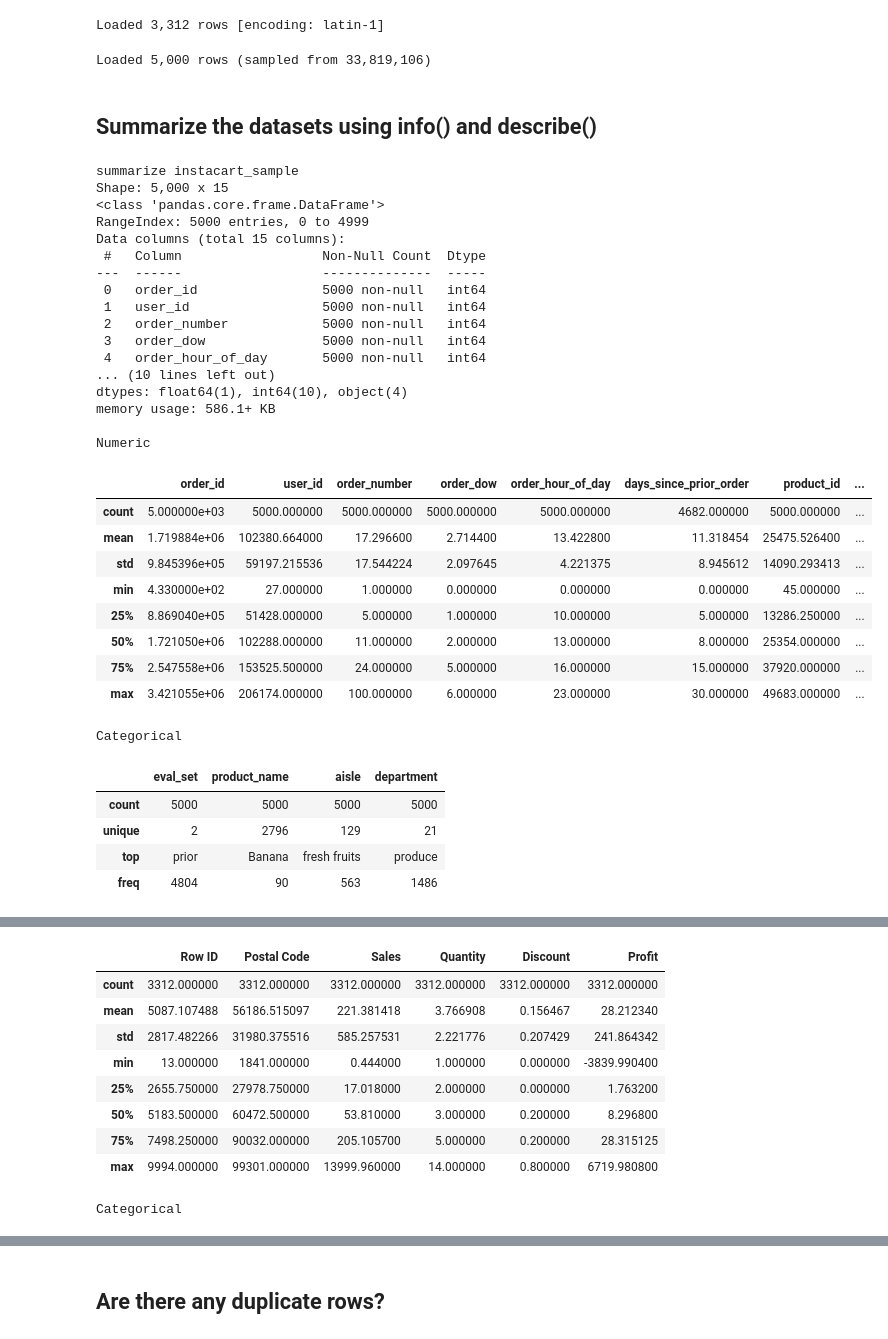
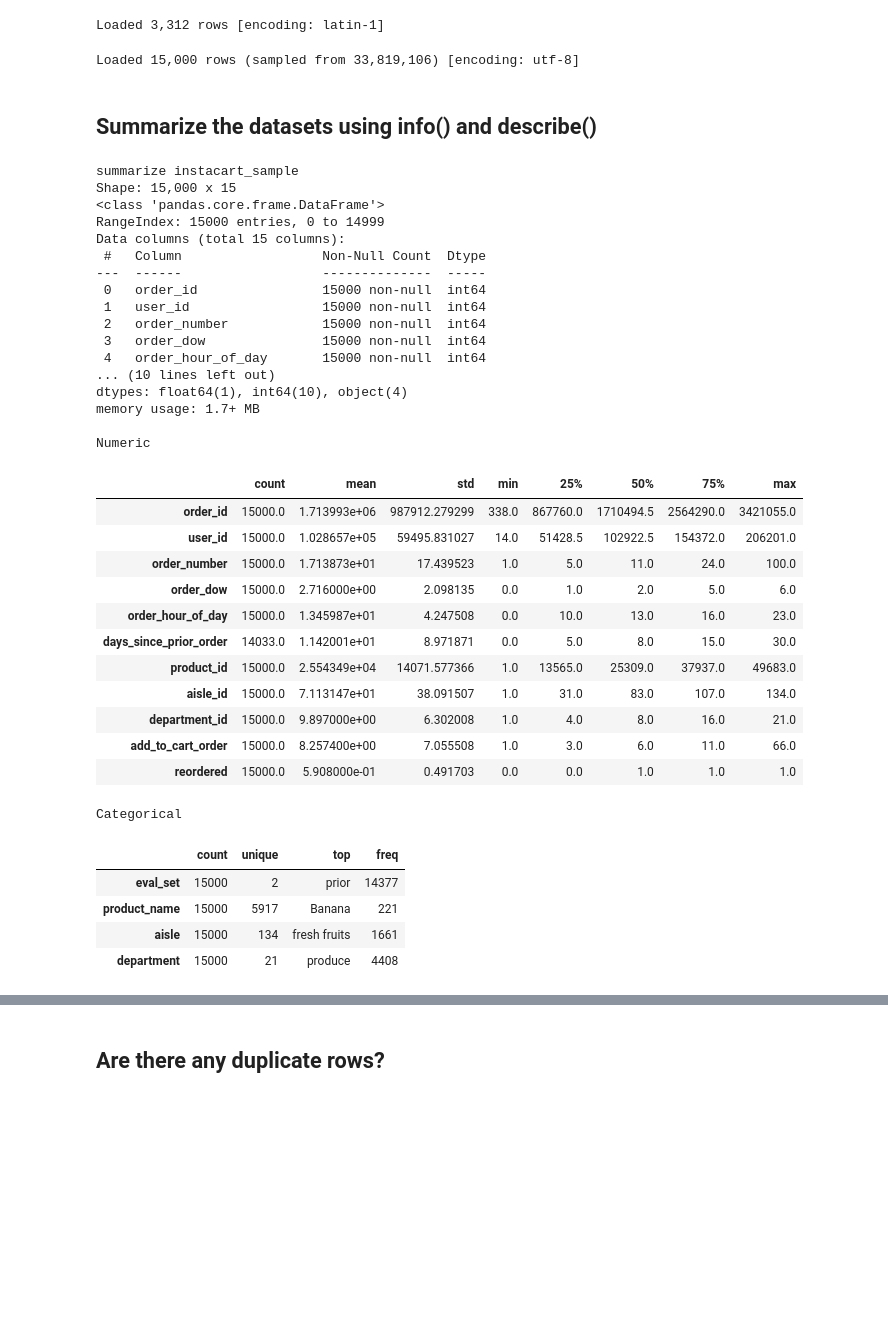
Before and after one commit to epsh3069/Module-B-semester-2, a Jupyter notebook: Week2.ipynb, the cells around one changed output, grey strips where cells are left out. Drawn from its saved outputs; the diff is of its cells as text; code cells hidden in the pictures; blank space fills up the shorter version.

```diff
--- a/Week2.ipynb
+++ b/Week2.ipynb
@@ -62,7 +62,7 @@ This week, you will do the same types of exercises as last week, but you should
 
 - Is there any class imbalance?  (Categories that have many more items than other categories).
 # %%
-SAMPLE_SIZE = 5000 # some of the data sets are large
+SAMPLE_SIZE = 15000 # some of the data sets are large
 
 
 
@@ -103,58 +103,62 @@ Loaded 3,312 rows [encoding: latin-1]
 # instacart is 3Million records so we are just going to use about 50K
 df_instacart_sample = load_csv_sampled("data_instacart_combined.csv")
 # %% [output]
-Loaded 5,000 rows (sampled from 33,819,106)
+Loaded 15,000 rows (sampled from 33,819,106) [encoding: utf-8]
 # %% [markdown]
 ## Summarize the datasets using info() and describe()
 # %%
 def summarize_df(df):
     print(f"Shape: {df.shape[0]:,} x {df.shape[1]}")
     df.info()
     print("")
     print("Numeric")
-    display(df.describe())
+    display(df.describe().T)
     cat_cols = df.select_dtypes(include=['object', 'category'])
     if cat_cols.shape[1] > 0:
         print("Categorical")
-        display(cat_cols.describe())
+        display(cat_cols.describe().T)
+
+
+pd.set_option('display.max_columns', None)
+pd.set_option('display.width', None)
+pd.set_option('display.max_colwidth', None)
+
 
 print("summarize instacart_sample")
 summarize_df(df_instacart_sample)
-
-print("\n")
-
-print("summarize df_us_ecommerce_records_sample")
-summarize_df(df_us_ecommerce_records_sample)
 # %% [output]
 summarize instacart_sample
-Shape: 5,000 x 15
+Shape: 15,000 x 15
 <class 'pandas.core.frame.DataFrame'>
-RangeIndex: 5000 entries, 0 to 4999
+RangeIndex: 15000 entries, 0 to 14999
 Data columns (total 15 columns):
  #   Column                  Non-Null Count  Dtype
 ---  ------                  --------------  -----
- 0   order_id                5000 non-null   int64
- 1   user_id                 5000 non-null   int64
- 2   order_number            5000 non-null   int64
- 3   order_dow               5000 non-null   int64
- 4   order_hour_of_day       5000 non-null   int64
+ 0   order_id                15000 non-null  int64
+ 1   user_id                 15000 non-null  int64
+ 2   order_number            15000 non-null  int64
+ 3   order_dow               15000 non-null  int64
+ 4   order_hour_of_day       15000 non-null  int64
 ... (10 lines left out)
 dtypes: float64(1), int64(10), object(4)
-memory usage: 586.1+ KB
+memory usage: 1.7+ MB
 
 Numeric
-|  | order_id | user_id | order_number | order_dow | order_hour_of_day | days_since_prior_order | product_id | ... |
-| count | 5.000000e+03 | 5000.000000 | 5000.000000 | 5000.000000 | 5000.000000 | 4682.000000 | 5000.000000 | ... |
-| mean | 1.719884e+06 | 102380.664000 | 17.296600 | 2.714400 | 13.422800 | 11.318454 | 25475.526400 | ... |
-| std | 9.845396e+05 | 59197.215536 | 17.544224 | 2.097645 | 4.221375 | 8.945612 | 14090.293413 | ... |
-| min | 4.330000e+02 | 27.000000 | 1.000000 | 0.000000 | 0.000000 | 0.000000 | 45.000000 | ... |
-| 25% | 8.869040e+05 | 51428.000000 | 5.000000 | 1.000000 | 10.000000 | 5.000000 | 13286.250000 | ... |
-| 50% | 1.721050e+06 | 102288.000000 | 11.000000 | 2.000000 | 13.000000 | 8.000000 | 25354.000000 | ... |
-| 75% | 2.547558e+06 | 153525.500000 | 24.000000 | 5.000000 | 16.000000 | 15.000000 | 37920.000000 | ... |
-| max | 3.421055e+06 | 206174.000000 | 100.000000 | 6.000000 | 23.000000 | 30.000000 | 49683.000000 | ... |
+|  | count | mean | std | min | 25% | 50% | 75% | max |
+| order_id | 15000.0 | 1.713993e+06 | 987912.279299 | 338.0 | 867760.0 | 1710494.5 | 2564290.0 | 3421055.0 |
+| user_id | 15000.0 | 1.028657e+05 | 59495.831027 | 14.0 | 51428.5 | 102922.5 | 154372.0 | 206201.0 |
+| order_number | 15000.0 | 1.713873e+01 | 17.439523 | 1.0 | 5.0 | 11.0 | 24.0 | 100.0 |
+| order_dow | 15000.0 | 2.716000e+00 | 2.098135 | 0.0 | 1.0 | 2.0 | 5.0 | 6.0 |
+| order_hour_of_day | 15000.0 | 1.345987e+01 | 4.247508 | 0.0 | 10.0 | 13.0 | 16.0 | 23.0 |
+| days_since_prior_order | 14033.0 | 1.142001e+01 | 8.971871 | 0.0 | 5.0 | 8.0 | 15.0 | 30.0 |
+| product_id | 15000.0 | 2.554349e+04 | 14071.577366 | 1.0 | 13565.0 | 25309.0 | 37937.0 | 49683.0 |
+| aisle_id | 15000.0 | 7.113147e+01 | 38.091507 | 1.0 | 31.0 | 83.0 | 107.0 | 134.0 |
+| department_id | 15000.0 | 9.897000e+00 | 6.302008 | 1.0 | 4.0 | 8.0 | 16.0 | 21.0 |
+| add_to_cart_order | 15000.0 | 8.257400e+00 | 7.055508 | 1.0 | 3.0 | 6.0 | 11.0 | 66.0 |
+| reordered | 15000.0 | 5.908000e-01 | 0.491703 | 0.0 | 0.0 | 1.0 | 1.0 | 1.0 |
 Categorical
-|  | eval_set | product_name | aisle | department |
-| count | 5000 | 5000 | 5000 | 5000 |
-| unique | 2 | 2796 | 129 | 21 |
-| top | prior | Banana | fresh fruits | produce |
-| freq | 4804 | 90 | 563 | 1486 |
+|  | count | unique | top | freq |
+| eval_set | 15000 | 2 | prior | 14377 |
+| product_name | 15000 | 5917 | Banana | 221 |
+| aisle | 15000 | 134 | fresh fruits | 1661 |
+| department | 15000 | 21 | produce | 4408 |
@@ -178,10 +164,0 @@ Numeric
-|  | Row ID | Postal Code | Sales | Quantity | Discount | Profit |
-| count | 3312.000000 | 3312.000000 | 3312.000000 | 3312.000000 | 3312.000000 | 3312.000000 |
-| mean | 5087.107488 | 56186.515097 | 221.381418 | 3.766908 | 0.156467 | 28.212340 |
-| std | 2817.482266 | 31980.375516 | 585.257531 | 2.221776 | 0.207429 | 241.864342 |
-| min | 13.000000 | 1841.000000 | 0.444000 | 1.000000 | 0.000000 | -3839.990400 |
-| 25% | 2655.750000 | 27978.750000 | 17.018000 | 2.000000 | 0.000000 | 1.763200 |
-| 50% | 5183.500000 | 60472.500000 | 53.810000 | 3.000000 | 0.200000 | 8.296800 |
-| 75% | 7498.250000 | 90032.000000 | 205.105700 | 5.000000 | 0.200000 | 28.315125 |
-| max | 9994.000000 | 99301.000000 | 13999.960000 | 14.000000 | 0.800000 | 6719.980800 |
-Categorical
```
Also changed, not shown: parts of 7 cells of this notebook.
